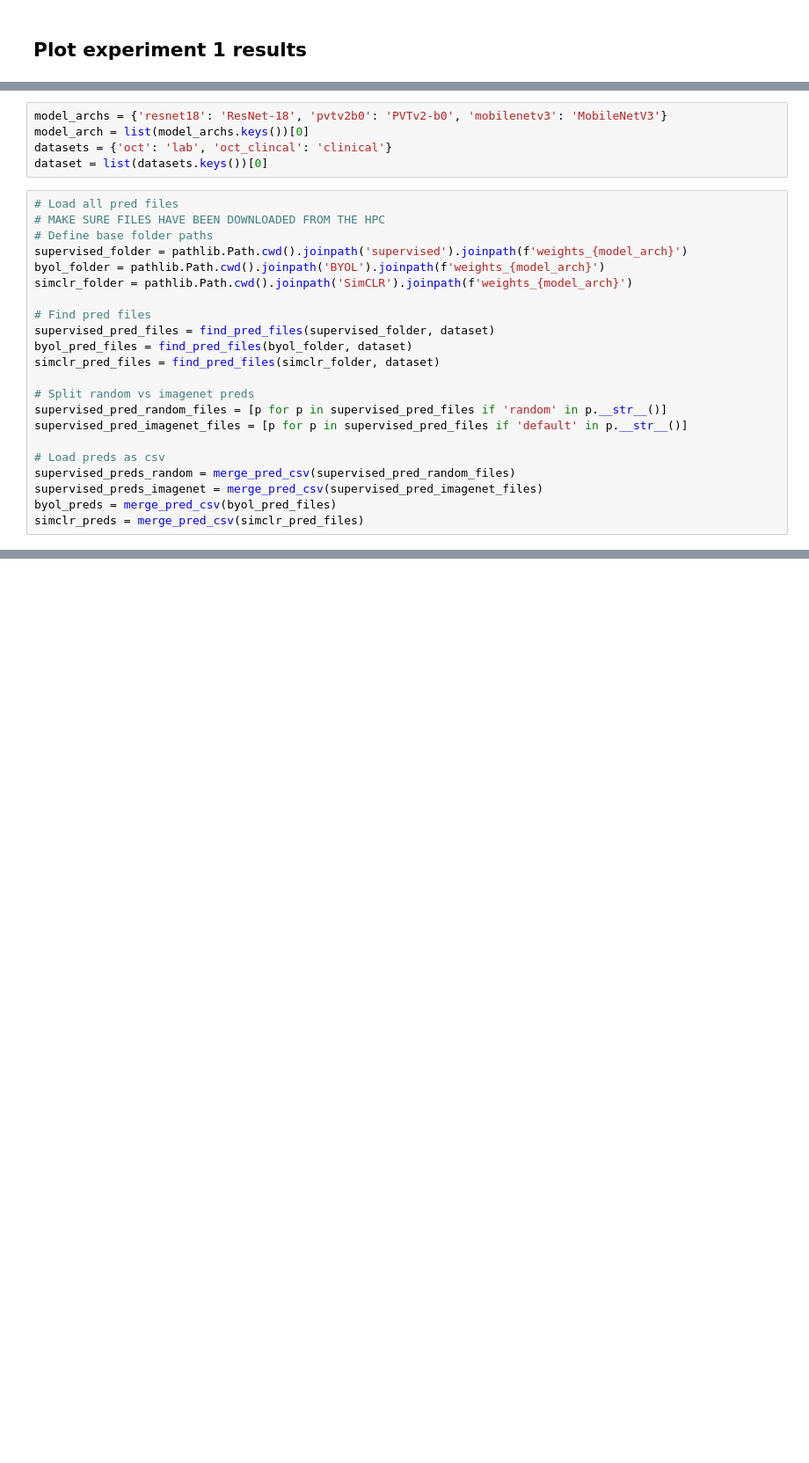
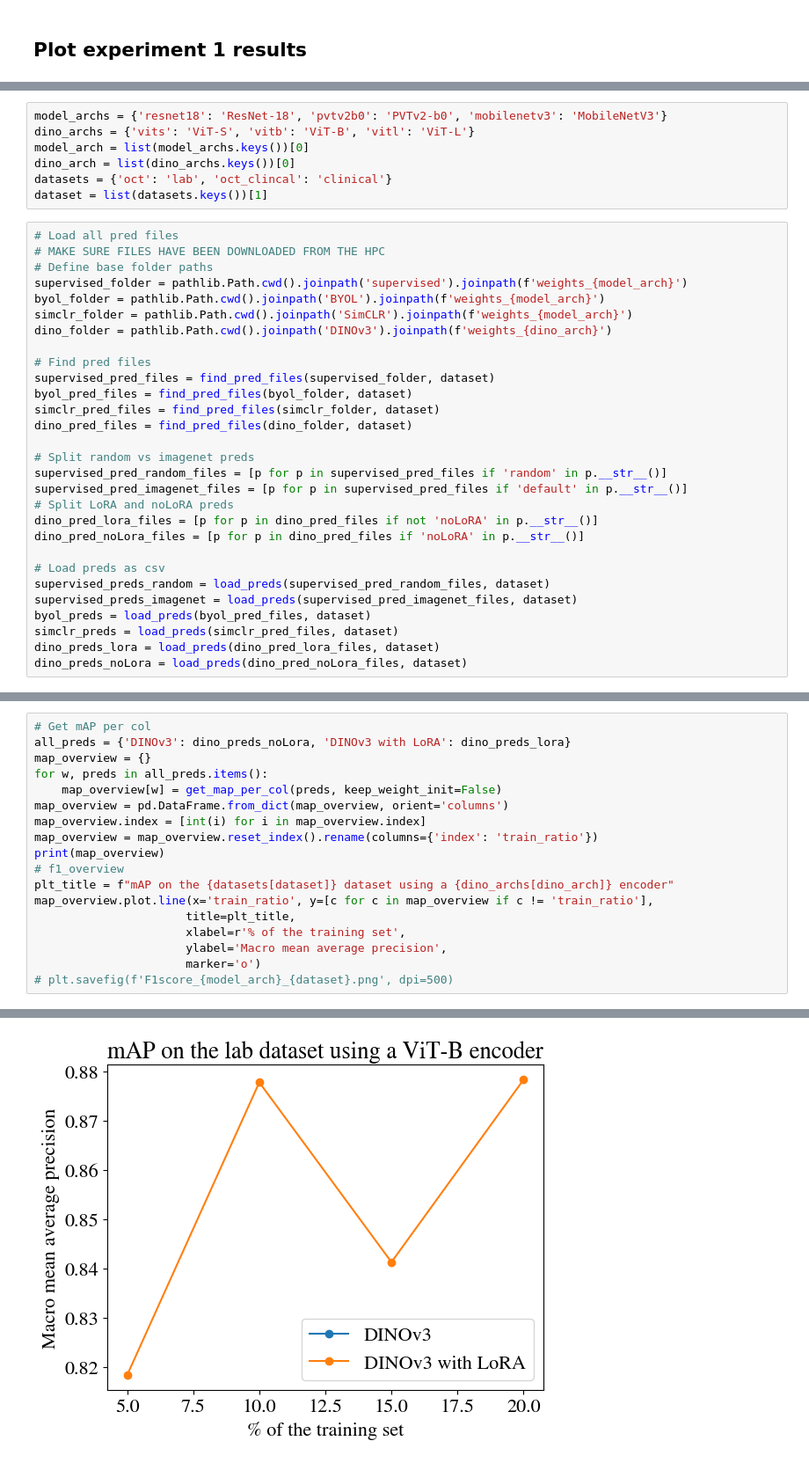
Before and after one commit to AnaJade/OCT_classification, a Jupyter notebook: brouillon.ipynb, the cells around one changed output, grey strips where cells are left out. Shown at 88% size. Cells and saved outputs as stored; diff of their text form; blank space fills up the shorter version.

```diff
--- a/brouillon.ipynb
+++ b/brouillon.ipynb
@@ -442,9 +466,11 @@ def get_map_per_col(df: pd.DataFrame, keep_weight_init=True) -> dict:
     return map_dict
 # %%
 model_archs = {'resnet18': 'ResNet-18', 'pvtv2b0': 'PVTv2-b0', 'mobilenetv3': 'MobileNetV3'}
+dino_archs = {'vits': 'ViT-S', 'vitb': 'ViT-B', 'vitl': 'ViT-L'}
 model_arch = list(model_archs.keys())[0]
+dino_arch = list(dino_archs.keys())[0]
 datasets = {'oct': 'lab', 'oct_clincal': 'clinical'}
-dataset = list(datasets.keys())[0]
+dataset = list(datasets.keys())[1]
 # %%
 # Load all pred files
 # MAKE SURE FILES HAVE BEEN DOWNLOADED FROM THE HPC
@@ -452,18 +478,25 @@ dataset = list(datasets.keys())[0]
 supervised_folder = pathlib.Path.cwd().joinpath('supervised').joinpath(f'weights_{model_arch}')
 byol_folder = pathlib.Path.cwd().joinpath('BYOL').joinpath(f'weights_{model_arch}')
 simclr_folder = pathlib.Path.cwd().joinpath('SimCLR').joinpath(f'weights_{model_arch}')
+dino_folder = pathlib.Path.cwd().joinpath('DINOv3').joinpath(f'weights_{dino_arch}')
 
 # Find pred files
 supervised_pred_files = find_pred_files(supervised_folder, dataset)
 byol_pred_files = find_pred_files(byol_folder, dataset)
 simclr_pred_files = find_pred_files(simclr_folder, dataset)
+dino_pred_files = find_pred_files(dino_folder, dataset)
 
 # Split random vs imagenet preds
 supervised_pred_random_files = [p for p in supervised_pred_files if 'random' in p.__str__()]
 supervised_pred_imagenet_files = [p for p in supervised_pred_files if 'default' in p.__str__()]
+# Split LoRA and noLoRA preds
+dino_pred_lora_files = [p for p in dino_pred_files if not 'noLoRA' in p.__str__()]
+dino_pred_noLora_files = [p for p in dino_pred_files if 'noLoRA' in p.__str__()]
 
 # Load preds as csv
-supervised_preds_random = merge_pred_csv(supervised_pred_random_files)
-supervised_preds_imagenet = merge_pred_csv(supervised_pred_imagenet_files)
-byol_preds = merge_pred_csv(byol_pred_files)
-simclr_preds = merge_pred_csv(simclr_pred_files)
+supervised_preds_random = load_preds(supervised_pred_random_files, dataset)
+supervised_preds_imagenet = load_preds(supervised_pred_imagenet_files, dataset)
+byol_preds = load_preds(byol_pred_files, dataset)
+simclr_preds = load_preds(simclr_pred_files, dataset)
+dino_preds_lora = load_preds(dino_pred_lora_files, dataset)
+dino_preds_noLora = load_preds(dino_pred_noLora_files, dataset)
@@ -509,0 +559,19 @@ f1_overview.plot.line(x='train_ratio', y=[c for c in f1_overview if c != 'train_
+# %%
+# Get mAP per col
+all_preds = {'DINOv3': dino_preds_noLora, 'DINOv3 with LoRA': dino_preds_lora}
+map_overview = {}
+for w, preds in all_preds.items():
+    map_overview[w] = get_map_per_col(preds, keep_weight_init=False)
+map_overview = pd.DataFrame.from_dict(map_overview, orient='columns')
+map_overview.index = [int(i) for i in map_overview.index]
+map_overview = map_overview.reset_index().rename(columns={'index': 'train_ratio'})
+print(map_overview)
+# f1_overview
+plt_title = f"mAP on the {datasets[dataset]} dataset using a {dino_archs[dino_arch]} encoder"
+map_overview.plot.line(x='train_ratio', y=[c for c in map_overview if c != 'train_ratio'],
+                      title=plt_title,
+                      xlabel=r'% of the training set',
+                      ylabel='Macro mean average precision',
+                      marker='o')
+# plt.savefig(f'F1score_{model_arch}_{dataset}.png', dpi=500)
+# %% [output]
@@ -509,0 +584 @@ f1_overview.plot.line(x='train_ratio', y=[c for c in f1_overview if c != 'train_
+[figure, added]
```
Also changed, not shown: parts of 17 cells of this notebook.
